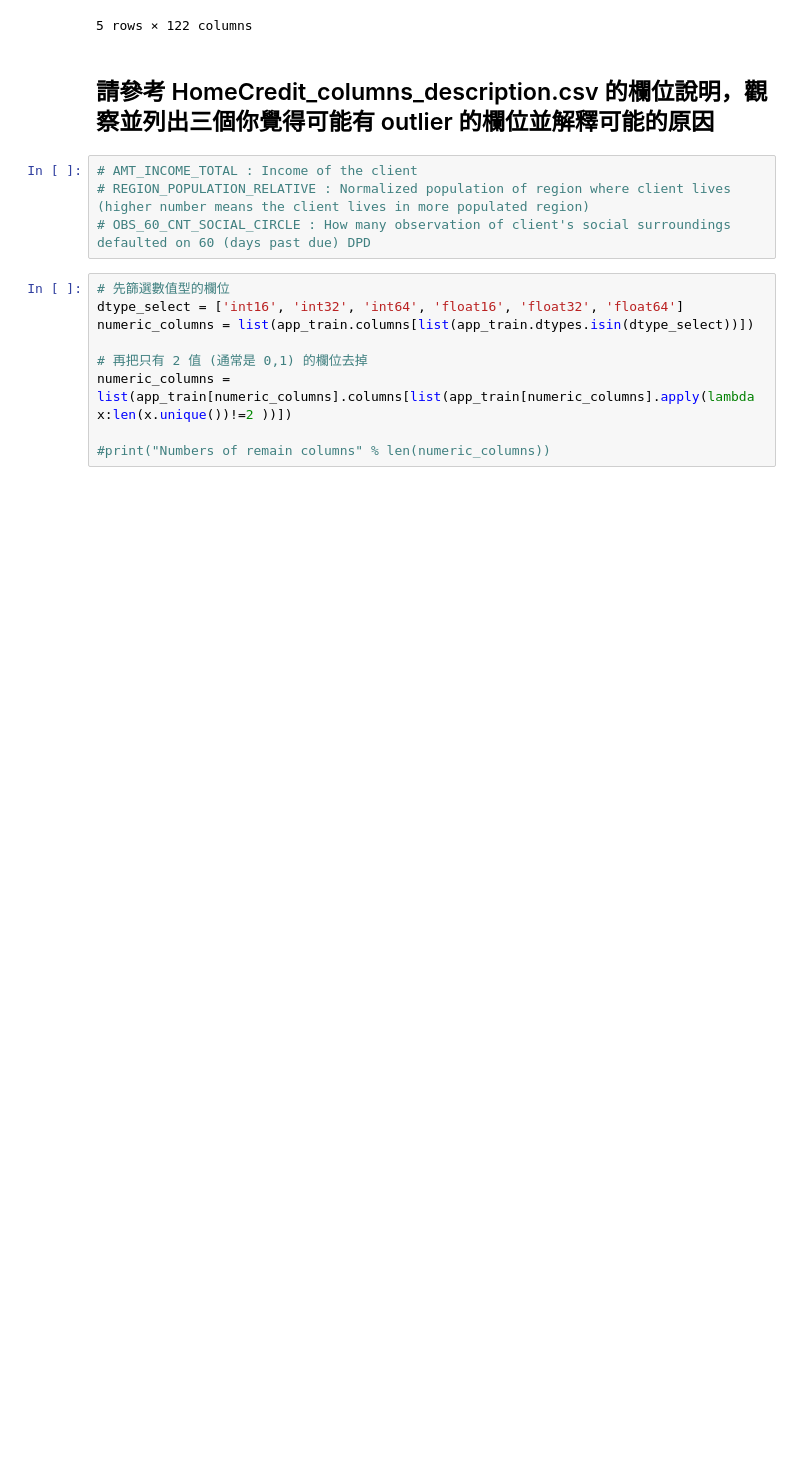
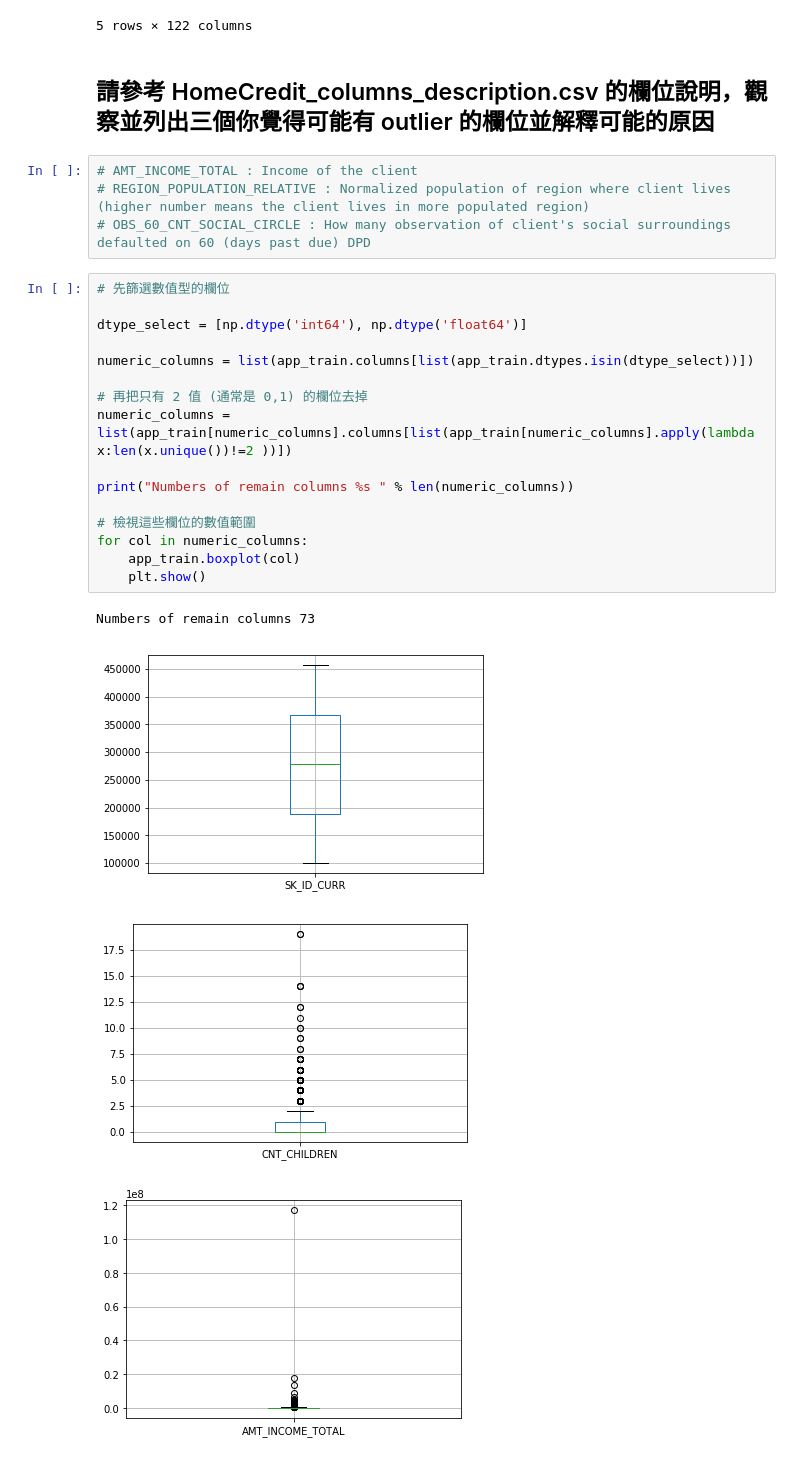
Before and after one commit to liuderwhat/2nd-ML100Days, a Jupyter notebook: homework/Day_006_HW.ipynb, the cells around one changed output. Saved outputs shown, nothing was run; the diff lists cells and outputs as text; blank space fills up the shorter version.

```diff
--- a/homework/Day_006_HW.ipynb
+++ b/homework/Day_006_HW.ipynb
@@ -35,10 +35,22 @@ Path of read in data: ../../.././data\application_train.csv
 # OBS_60_CNT_SOCIAL_CIRCLE : How many observation of client's social surroundings defaulted on 60 (days past due) DPD
 # %%
 # 先篩選數值型的欄位
-dtype_select = ['int16', 'int32', 'int64', 'float16', 'float32', 'float64']
+
+dtype_select = [np.dtype('int64'), np.dtype('float64')]
+
 numeric_columns = list(app_train.columns[list(app_train.dtypes.isin(dtype_select))])
 
 # 再把只有 2 值 (通常是 0,1) 的欄位去掉
 numeric_columns = list(app_train[numeric_columns].columns[list(app_train[numeric_columns].apply(lambda x:len(x.unique())!=2 ))])
 
-#print("Numbers of remain columns" % len(numeric_columns))
+print("Numbers of remain columns %s " % len(numeric_columns))
+
+# 檢視這些欄位的數值範圍
+for col in numeric_columns:
+    app_train.boxplot(col)
+    plt.show()
+# %% [output]
+Numbers of remain columns 73
+[figure, added]
+[figure, added]
+[figure, added]
```
Also changed, not shown: parts of 9 cells of this notebook.
